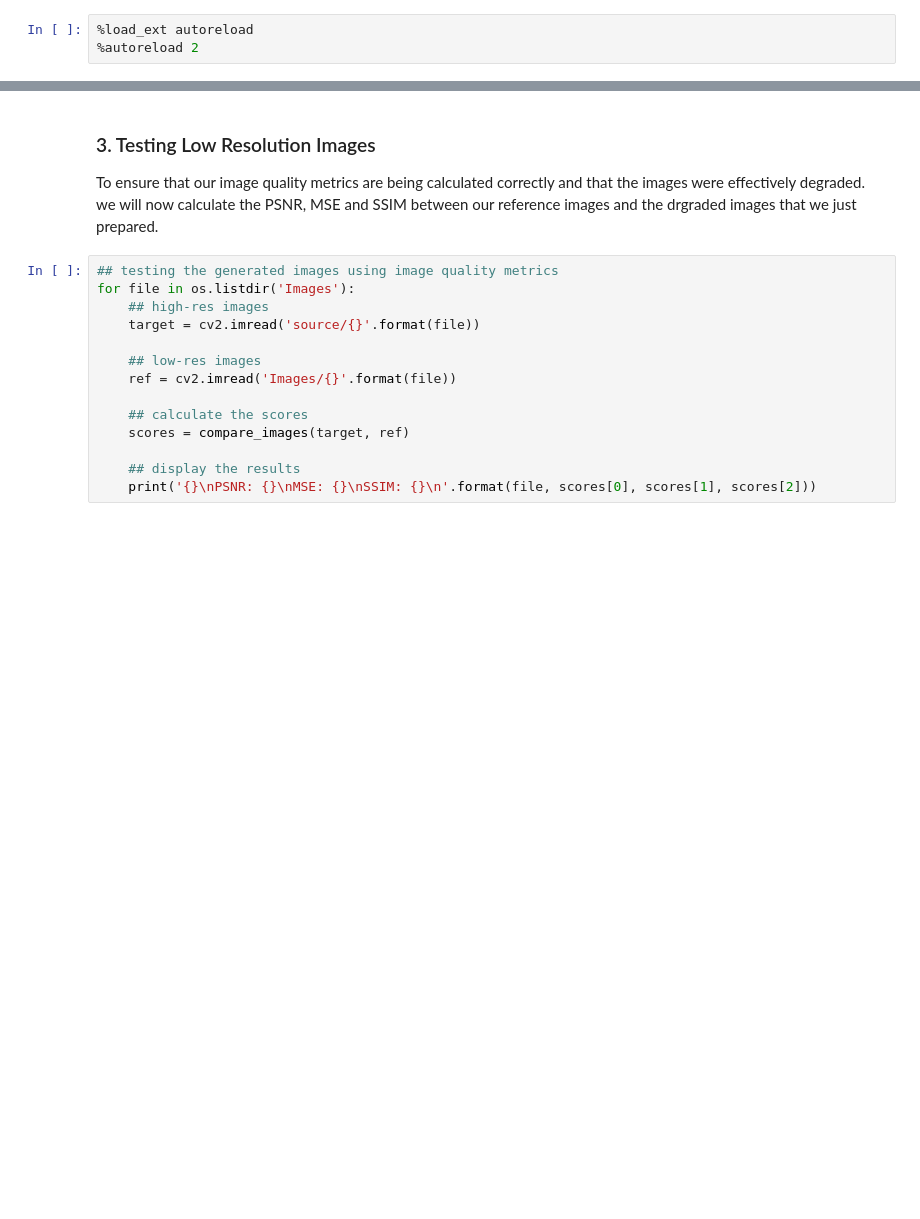
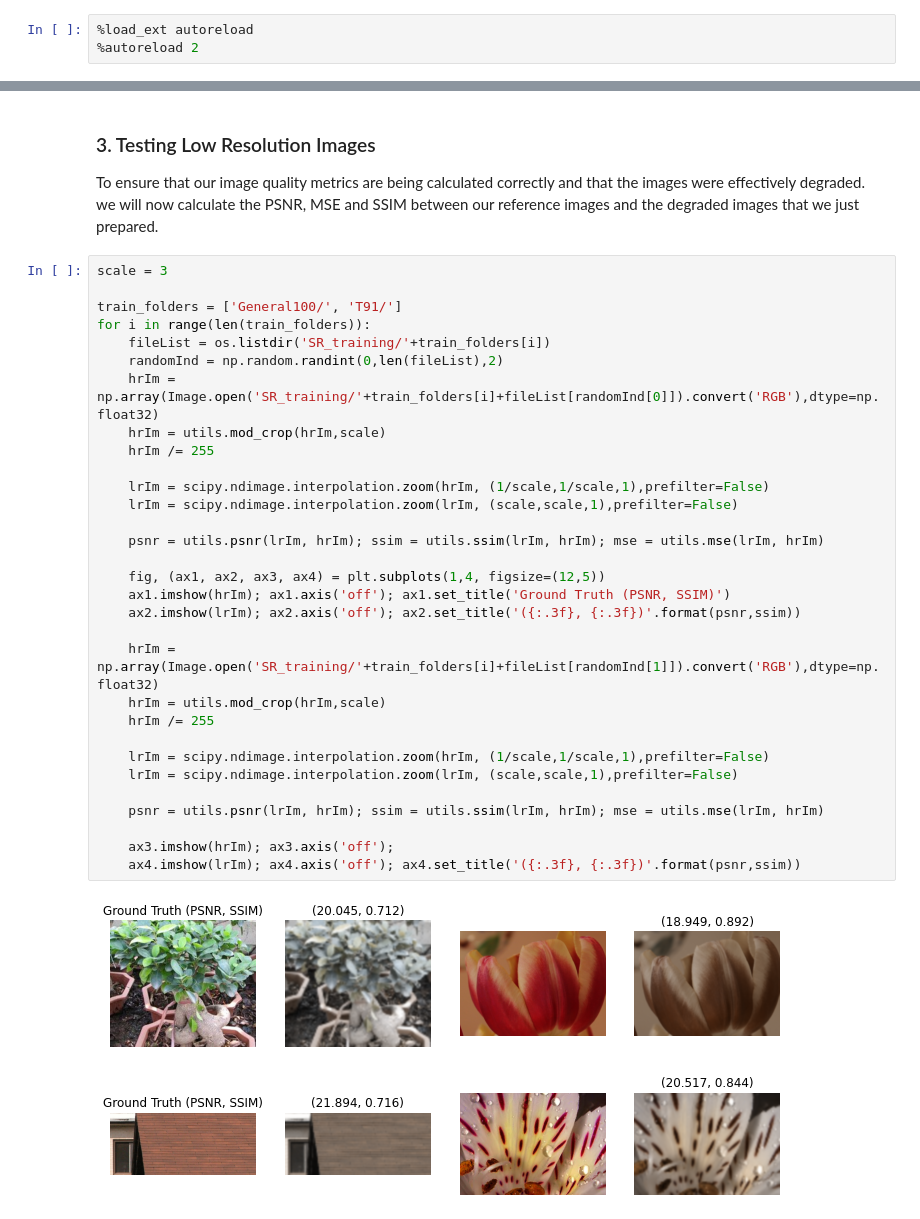
Before and after one commit to jtschwar/SuperResolution_EECS_598_Project, a Jupyter notebook: main.ipynb, the cells around one changed output, grey strips where cells are left out. Saved outputs shown, nothing was run; the diff lists cells and outputs as text; blank space fills up the shorter version.

```diff
--- a/main.ipynb
+++ b/main.ipynb
@@ -88,18 +72,38 @@ def prepare_images(path, factor):
 # %% [markdown]
 ### 3. Testing Low Resolution Images
 
-To ensure that our image quality metrics are being calculated correctly and that the images were effectively degraded. we will now calculate the PSNR, MSE and SSIM between our reference images and the drgraded images that we just prepared.
+To ensure that our image quality metrics are being calculated correctly and that the images were effectively degraded. we will now calculate the PSNR, MSE and SSIM between our reference images and the degraded images that we just prepared.
-# %%
-## testing the generated images using image quality metrics
-for file in os.listdir('Images'):
-    ## high-res images
-    target = cv2.imread('source/{}'.format(file))
-
-    ## low-res images
-    ref = cv2.imread('Images/{}'.format(file))
-
-    ## calculate the scores
-    scores = compare_images(target, ref)
-
-    ## display the results
-    print('{}\nPSNR: {}\nMSE: {}\nSSIM: {}\n'.format(file, scores[0], scores[1], scores[2]))
+# %%
+scale = 3
+
+train_folders = ['General100/', 'T91/']
+for i in range(len(train_folders)):
+    fileList = os.listdir('SR_training/'+train_folders[i])
+    randomInd = np.random.randint(0,len(fileList),2)
+    hrIm = np.array(Image.open('SR_training/'+train_folders[i]+fileList[randomInd[0]]).convert('RGB'),dtype=np.float32)
+    hrIm = utils.mod_crop(hrIm,scale)
+    hrIm /= 255
+
+    lrIm = scipy.ndimage.interpolation.zoom(hrIm, (1/scale,1/scale,1),prefilter=False)
+    lrIm = scipy.ndimage.interpolation.zoom(lrIm, (scale,scale,1),prefilter=False)
+
+    psnr = utils.psnr(lrIm, hrIm); ssim = utils.ssim(lrIm, hrIm); mse = utils.mse(lrIm, hrIm)
+
+    fig, (ax1, ax2, ax3, ax4) = plt.subplots(1,4, figsize=(12,5))
+    ax1.imshow(hrIm); ax1.axis('off'); ax1.set_title('Ground Truth (PSNR, SSIM)')
+    ax2.imshow(lrIm); ax2.axis('off'); ax2.set_title('({:.3f}, {:.3f})'.format(psnr,ssim))
+
+    hrIm = np.array(Image.open('SR_training/'+train_folders[i]+fileList[randomInd[1]]).convert('RGB'),dtype=np.float32)
+    hrIm = utils.mod_crop(hrIm,scale)
+    hrIm /= 255
+
+    lrIm = scipy.ndimage.interpolation.zoom(hrIm, (1/scale,1/scale,1),prefilter=False)
+    lrIm = scipy.ndimage.interpolation.zoom(lrIm, (scale,scale,1),prefilter=False)
+
+    psnr = utils.psnr(lrIm, hrIm); ssim = utils.ssim(lrIm, hrIm); mse = utils.mse(lrIm, hrIm)
+
+    ax3.imshow(hrIm); ax3.axis('off');
+    ax4.imshow(lrIm); ax4.axis('off'); ax4.set_title('({:.3f}, {:.3f})'.format(psnr,ssim))
+# %% [output]
+[figure, added]
+[figure, added]
```
Also changed, not shown: parts of 21 cells of this notebook, 7 other files.
